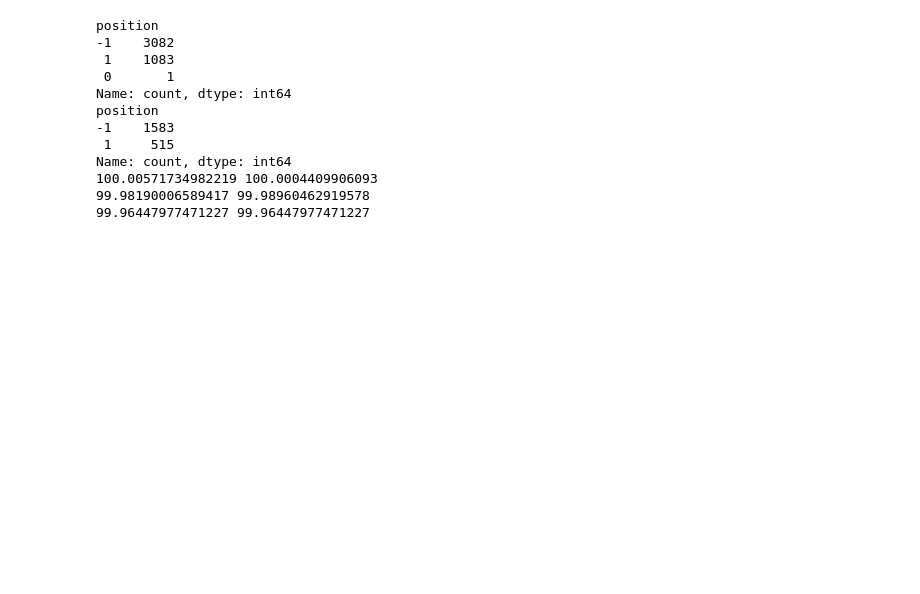
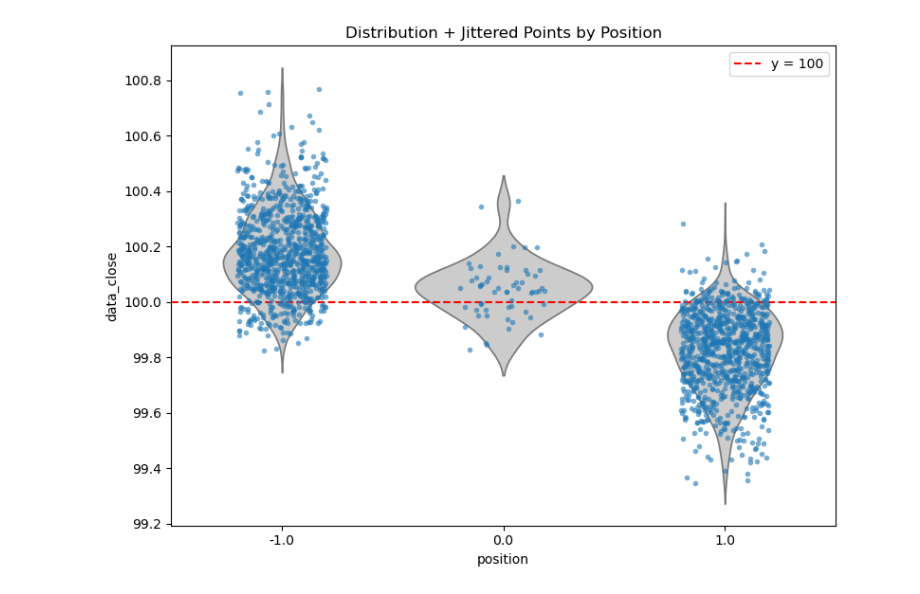
Before and after one commit to chantomkit/RLTrade, a Jupyter notebook: stationary_dgp_rl.ipynb, the cells around one changed output. Drawn from its saved outputs; the diff is of its cells as text; code cells hidden in the pictures; blank space fills up the shorter version.

```diff
--- a/stationary_dgp_rl.ipynb
+++ b/stationary_dgp_rl.ipynb
@@ -303,32 +354,0 @@ buy_signals
-# %%
-short_pos_median = historical_info_df.loc[historical_info_df["position"] == -1, "data_close"].median()
-short_pos_mean = historical_info_df.loc[historical_info_df["position"] == -1, "data_close"].mean()
-long_pos_median = historical_info_df.loc[historical_info_df["position"] == 1, "data_close"].median()
-long_pos_mean = historical_info_df.loc[historical_info_df["position"] == 1, "data_close"].mean()
-exit_pos_median = historical_info_df.loc[historical_info_df["position"] == 0, "data_close"].median()
-exit_pos_mean = historical_info_df.loc[historical_info_df["position"] == 0, "data_close"].mean()
-
-num_positions = historical_info_df["position"].value_counts()
-
-# Count the number of positions by price
-mean = historical_info_df["data_close"].mean()
-num_pos_by_mean = historical_info_df.loc[historical_info_df["data_close"] > mean, "position"].value_counts()
-
-print(num_positions)
-print(num_pos_by_mean)
-print(short_pos_median, short_pos_mean)
-print(long_pos_median, long_pos_mean)
-print(exit_pos_median, exit_pos_mean)
-# %% [output]
-position
--1    3082
- 1    1083
- 0       1
-Name: count, dtype: int64
-position
--1    1583
- 1     515
-Name: count, dtype: int64
-100.00571734982219 100.0004409906093
-99.98190006589417 99.98960462919578
-99.96447977471227 99.96447977471227
@@ -337,3 +355,48 @@ env_test.unwrapped.save_for_render(dir = "render_logs")
+# %%
+buy_df_qlearning, sell_df_qlearning, exit_df_qlearning = extract_signals(historical_info_df)
+fig_qlearning = build_fig(
+    historical_info_df,
+    buy_df_qlearning,
+    sell_df_qlearning,
+    exit_df_qlearning
+)
+fig_qlearning.show()
+# %%
+def plot_signals_distribution(signals_df, threshold):
+    """
+    Plots a violin + jittered stripplot of data_close by position,
+    with a horizontal line at `threshold`.
+    """
+    plt.figure(figsize=(8, 6))
+    # Violin (no inner box)
+    sns.violinplot(
+        data=signals_df,
+        x='position',
+        y='data_close',
+        inner=None,
+        color=".8"
+    )
+    # Jittered points
+    sns.stripplot(
+        data=signals_df,
+        x='position',
+        y='data_close',
+        jitter=0.2,
+        size=4,
+        alpha=0.6
+    )
+    # Threshold line
+    plt.axhline(threshold, color='r', linestyle='--', label=f'y = {threshold}')
+    plt.legend()
+
+    plt.title('Distribution + Jittered Points by Position')
+    plt.tight_layout()
+    plt.show()
+# %%
+signals_df_qlearning = pd.concat([buy_df_qlearning, sell_df_qlearning, exit_df_qlearning])
+plot_signals_distribution(signals_df_qlearning, threshold=mu_epsilon)
+# %% [output]
+[figure, added]
 # %%
 # build features
 df_train = df.copy()
```
Also changed, not shown: parts of 33 cells of this notebook.
